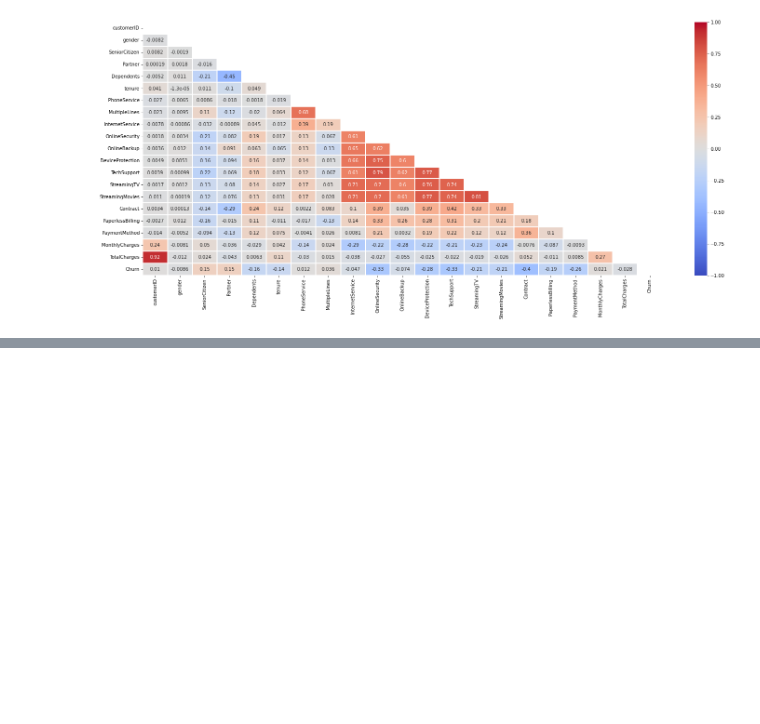
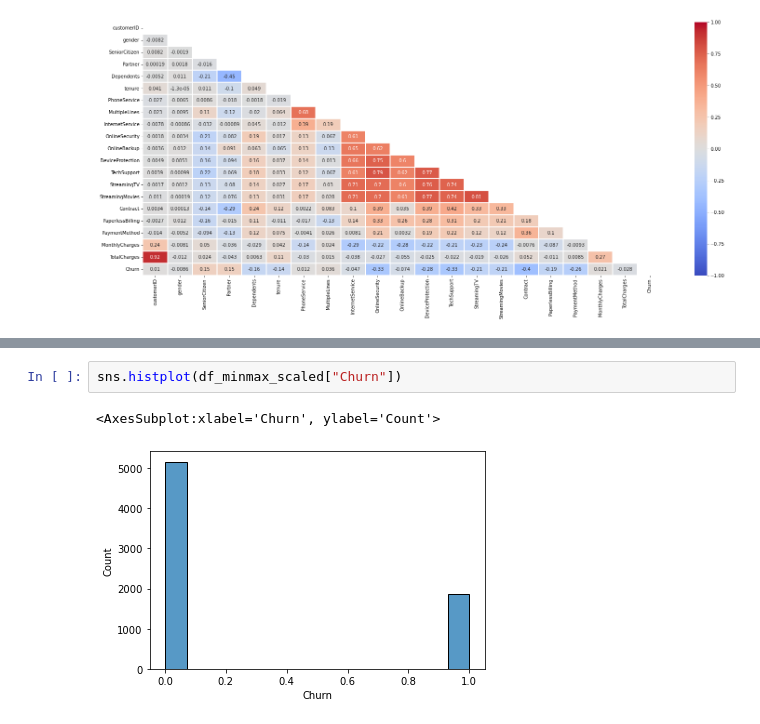
Before and after one commit to furkaneneseren/Telco-Churn-Prediction, a Jupyter notebook: churn-prediction.ipynb, the cells around one changed output, grey strips where cells are left out. Saved outputs shown, nothing was run; the diff lists cells and outputs as text; blank space fills up the shorter version.

```diff
--- a/churn-prediction.ipynb
+++ b/churn-prediction.ipynb
@@ -496,0 +513,5 @@ ax = sns.heatmap(corr, mask=mask, xticklabels=corr.columns, yticklabels=corr.col
+# %%
+sns.histplot(df_minmax_scaled["Churn"])
+# %% [output]
+<AxesSubplot:xlabel='Churn', ylabel='Count'>
+[figure, added]
```
Also changed, not shown: parts of 5 cells of this notebook.
